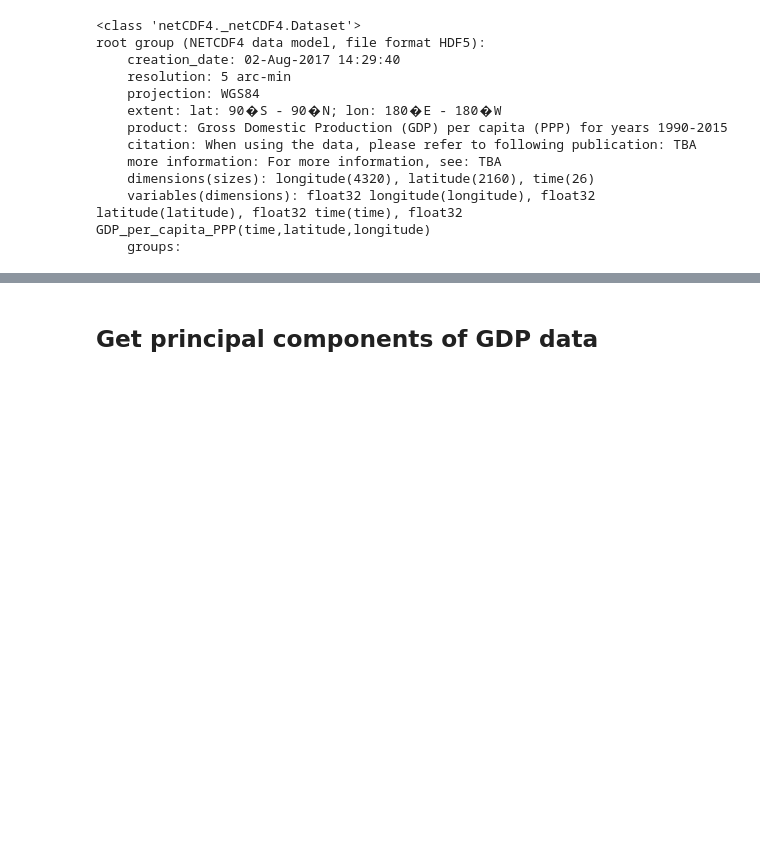
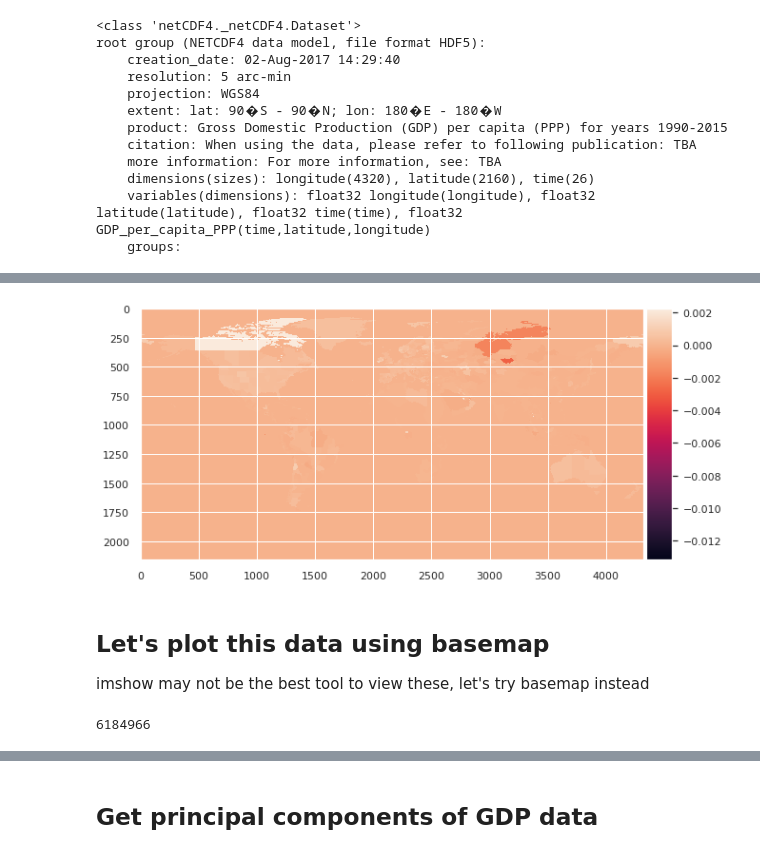
Before and after one commit to ArmaanBhullar/grid_gdp_analysis, a Jupyter notebook: gdp_analysis.ipynb, the cells around one changed output, grey strips where cells are left out. Saved outputs shown, nothing was run; the diff lists cells and outputs as text; code cells hidden in the pictures; blank space fills up the shorter version.

```diff
--- a/gdp_analysis.ipynb
+++ b/gdp_analysis.ipynb
@@ -35,0 +104,14 @@ gdp shape :  (2160, 4320)
+# %%
+from mpl_toolkits.axes_grid1 import make_axes_locatable
+component_number = 1
+fig, ax = plt.subplots(figsize = (10, 10))
+im = ax.imshow(spatial_components[component_number].reshape(dims))
+divider = make_axes_locatable(ax)
+cax = divider.append_axes("right", size="5%", pad=0.05)
+plt.colorbar(im,cax)
+plt.savefig('component_{}.png'.format(component_number), dpi=500)
+# %% [output]
+[figure, added]
+# %% [markdown]
+## Let's plot this data using basemap
+imshow may not be the best tool to view these, let's try basemap instead
@@ -35,0 +122,7 @@ gdp shape :  (2160, 4320)
+# %%
+
+type(vals)
+np.sum(vals.mask)
+# spatial_components[i,:,:].squeeze().shape
+# %% [output]
+6184966
```
Also changed, not shown: parts of 36 cells of this notebook, 11 other files.
